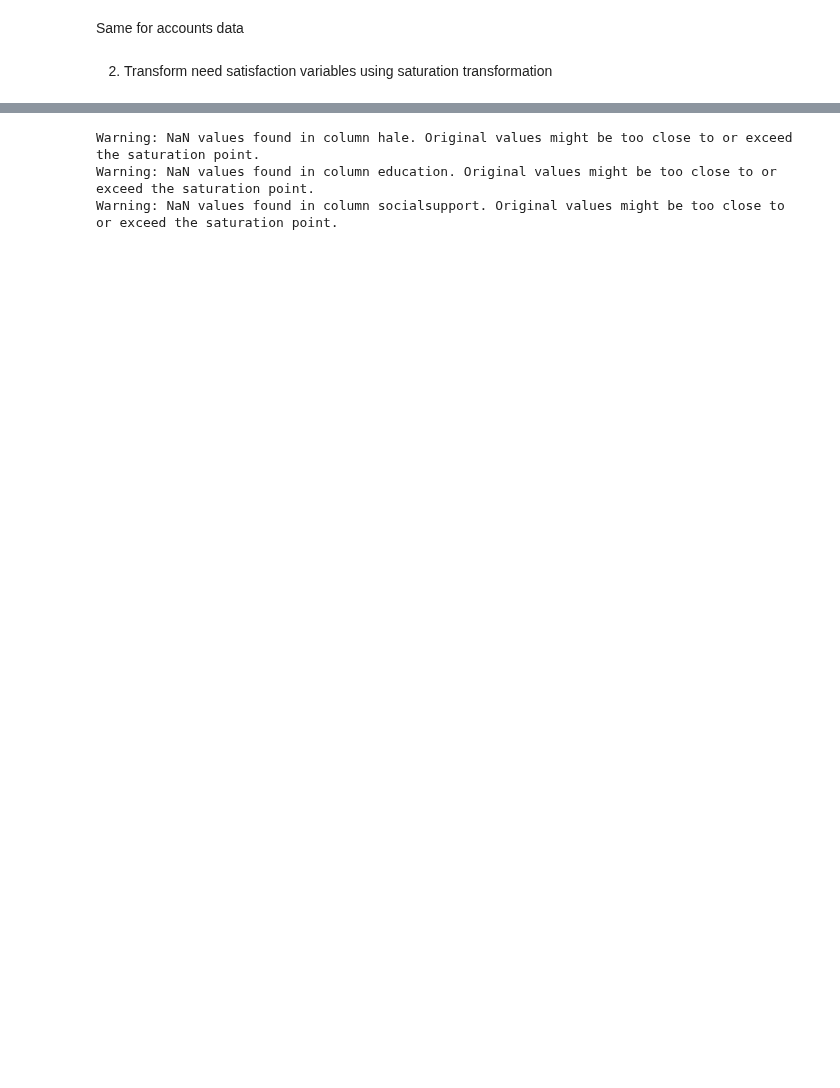
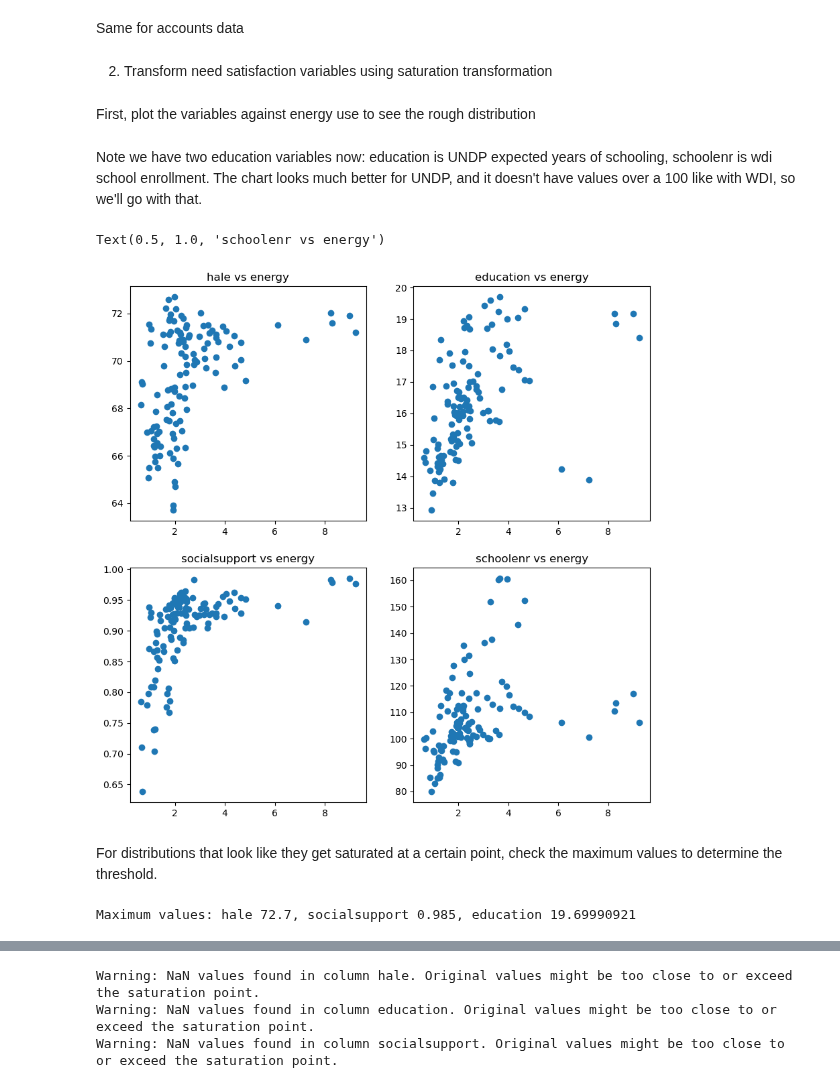
Before and after one commit to saviorand/provisioning-model, a Jupyter notebook: provisioning_model/notebooks/foundational/transform_data.ipynb, the cells around one changed output, grey strips where cells are left out. Drawn from its saved outputs; the diff is of its cells as text; code cells hidden in the pictures; blank space fills up the shorter version.

```diff
--- a/provisioning_model/notebooks/foundational/transform_data.ipynb
+++ b/provisioning_model/notebooks/foundational/transform_data.ipynb
@@ -31,3 +50,30 @@ foundational_df_transformed_accounts["energy"] = foundational_df_no_transformati
 )
 # %% [markdown]
 2. Transform need satisfaction variables using saturation transformation
+# %% [markdown]
+First, plot the variables against energy use to see the rough distribution
+# %% [markdown]
+Note we have two education variables now: education is UNDP expected years of schooling, schoolenr is wdi school enrollment.
+The chart looks much better for UNDP, and it doesn't have values over a 100 like with WDI, so we'll go with that.
+# %%
+fig, axs = plt.subplots(2, 2, figsize=(10, 10))
+axs[0, 0].scatter(foundational_df_no_transformations["energy"], foundational_df_no_transformations["hale"])
+axs[0, 0].set_title('hale vs energy')
+axs[0, 1].scatter(foundational_df_no_transformations["energy"], foundational_df_no_transformations["education"])
+axs[0, 1].set_title('education vs energy')
+axs[1, 0].scatter(foundational_df_no_transformations["energy"], foundational_df_no_transformations["socialsupport"])
+axs[1, 0].set_title('socialsupport vs energy')
+axs[1, 1].scatter(foundational_df_no_transformations["energy"], foundational_df_no_transformations["schoolenr"])
+axs[1, 1].set_title('schoolenr vs energy')
+# %% [output]
+Text(0.5, 1.0, 'schoolenr vs energy')
+[figure, added]
+# %% [markdown]
+For distributions that look like they get saturated at a certain point, check the maximum values to determine the threshold.
+# %%
+hale_maximum = max(foundational_df_no_transformations["hale"])
+socialsupport_maximum = max(foundational_df_no_transformations["socialsupport"])
+education_maximum = max(foundational_df_no_transformations["education"])
+print(f"Maximum values: hale {hale_maximum}, socialsupport {socialsupport_maximum}, education {education_maximum}")
+# %% [output]
+Maximum values: hale 72.7, socialsupport 0.985, education 19.69990921
```
Also changed, not shown: parts of 26 cells of this notebook, 2 other files.
